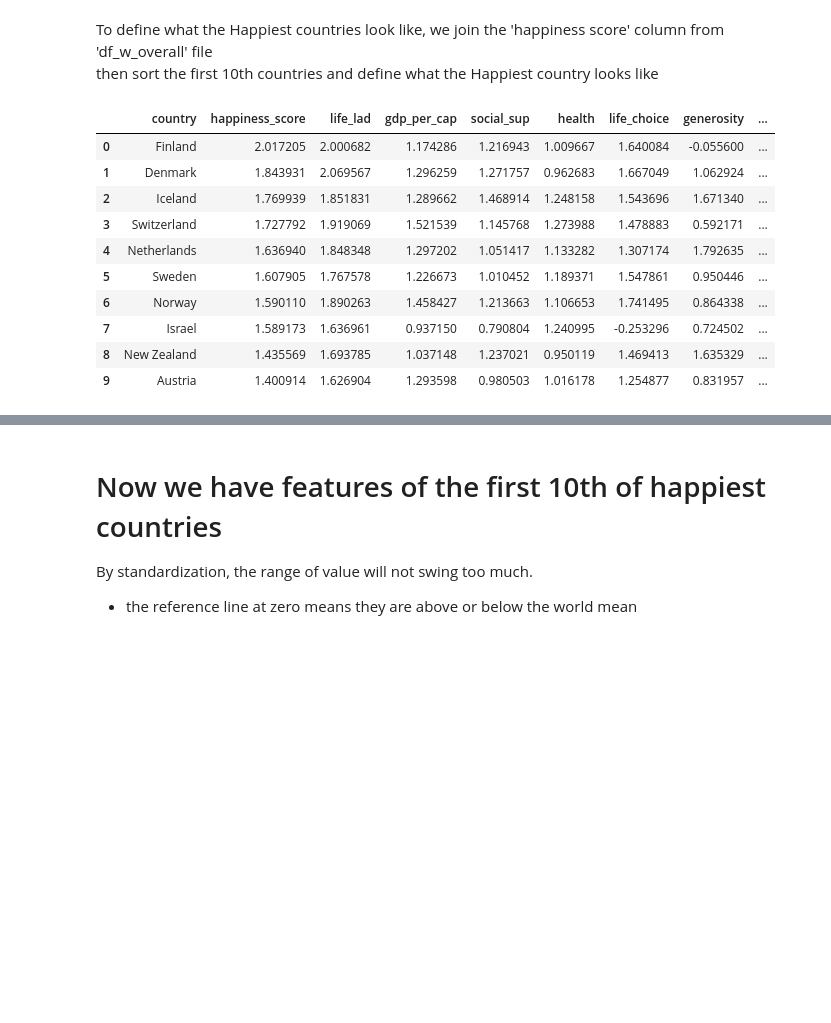
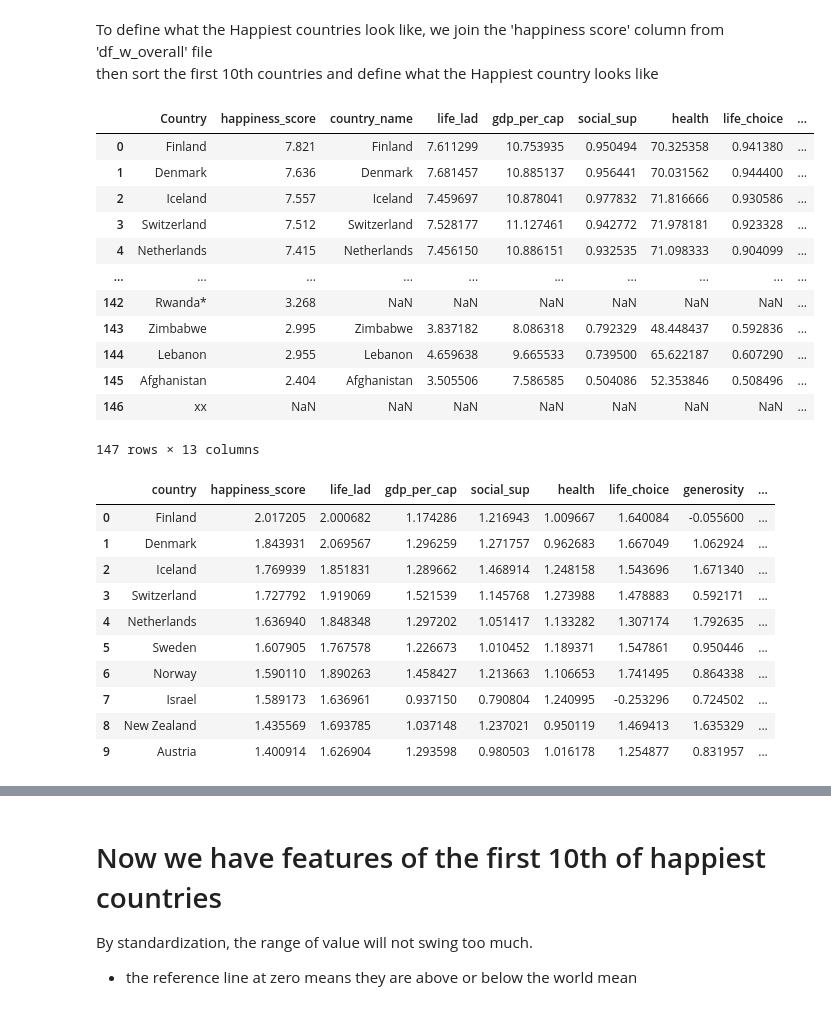
Before and after one commit to HikariJadeEmpire/TH_WLRD_Happiness_Project, a Jupyter notebook: WH_CodeSpace.ipynb, the cells around one changed output, grey strips where cells are left out. Cells and saved outputs as stored; diff of their text form; code cells hidden in the pictures; blank space fills up the shorter version.

```diff
--- a/WH_CodeSpace.ipynb
+++ b/WH_CodeSpace.ipynb
@@ -214,44 +214,57 @@ then sort the first 10th countries and define what the Happiest country looks li
 # %%
 df_w_overall.rename(columns={'Happiness score':'happiness_score'},inplace=True)
 wh = pd.merge(df_w_overall[['Country','happiness_score']],winner_df,left_on='Country',right_on='country_name',how='left')
-
+display(wh)
 st_wh = wh.loc[wh['country_name'].notna(),:].rename(columns={'Country':'country'}).drop(columns=['country_name']).reset_index(drop=True)
 
 # Standardization
 
 st_wh.iloc[:,1:] = st_wh.iloc[:,1:].apply(lambda x: (x-x.mean())/x.std() )
 define = st_wh.iloc[:10]
 display(define)
 
 # Plot
 
 plt.style.use('default')
 
 plt.figure(figsize=(15,16), dpi=150)
 
 for i,j in enumerate(define) :
     if i >1 :
         plt.subplot(4, 3, i-1)
         plt.plot(define['country'], define[j],color='#2E86C1', marker='o', markersize = 9,
         linewidth=3, linestyle='solid', alpha=1 ,label="Top 10" )
         plt.title(f"{j}");plt.xticks([0,5,9])
         plt.ylabel("value")
         plt.legend(loc="lower right",borderaxespad=1 )
         plt.yticks([-3,-2,-1,0,1,2,3])
         plt.axhline(y=0, color='#5D6D7E', linestyle='--')
         plt.subplots_adjust( wspace=None, hspace=None )
 # %% [output]
-|  | country | happiness_score | life_lad | gdp_per_cap | social_sup | health | life_choice | generosity | ... |
-| 0 | Finland | 2.017205 | 2.000682 | 1.174286 | 1.216943 | 1.009667 | 1.640084 | -0.055600 | ... |
-| 1 | Denmark | 1.843931 | 2.069567 | 1.296259 | 1.271757 | 0.962683 | 1.667049 | 1.062924 | ... |
-| 2 | Iceland | 1.769939 | 1.851831 | 1.289662 | 1.468914 | 1.248158 | 1.543696 | 1.671340 | ... |
-| 3 | Switzerland | 1.727792 | 1.919069 | 1.521539 | 1.145768 | 1.273988 | 1.478883 | 0.592171 | ... |
-| 4 | Netherlands | 1.636940 | 1.848348 | 1.297202 | 1.051417 | 1.133282 | 1.307174 | 1.792635 | ... |
-| 5 | Sweden | 1.607905 | 1.767578 | 1.226673 | 1.010452 | 1.189371 | 1.547861 | 0.950446 | ... |
-| 6 | Norway | 1.590110 | 1.890263 | 1.458427 | 1.213663 | 1.106653 | 1.741495 | 0.864338 | ... |
-| 7 | Israel | 1.589173 | 1.636961 | 0.937150 | 0.790804 | 1.240995 | -0.253296 | 0.724502 | ... |
-| 8 | New Zealand | 1.435569 | 1.693785 | 1.037148 | 1.237021 | 0.950119 | 1.469413 | 1.635329 | ... |
-| 9 | Austria | 1.400914 | 1.626904 | 1.293598 | 0.980503 | 1.016178 | 1.254877 | 0.831957 | ... |
+|  | Country | happiness_score | country_name | life_lad | gdp_per_cap | social_sup | health | life_choice | ... |
+| 0 | Finland | 7.821 | Finland | 7.611299 | 10.753935 | 0.950494 | 70.325358 | 0.941380 | ... |
+| 1 | Denmark | 7.636 | Denmark | 7.681457 | 10.885137 | 0.956441 | 70.031562 | 0.944400 | ... |
+| 2 | Iceland | 7.557 | Iceland | 7.459697 | 10.878041 | 0.977832 | 71.816666 | 0.930586 | ... |
+| 3 | Switzerland | 7.512 | Switzerland | 7.528177 | 11.127461 | 0.942772 | 71.978181 | 0.923328 | ... |
+| 4 | Netherlands | 7.415 | Netherlands | 7.456150 | 10.886151 | 0.932535 | 71.098333 | 0.904099 | ... |
+| ... | ... | ... | ... | ... | ... | ... | ... | ... | ... |
+| 142 | Rwanda* | 3.268 | NaN | NaN | NaN | NaN | NaN | NaN | ... |
+| 143 | Zimbabwe | 2.995 | Zimbabwe | 3.837182 | 8.086318 | 0.792329 | 48.448437 | 0.592836 | ... |
+| 144 | Lebanon | 2.955 | Lebanon | 4.659638 | 9.665533 | 0.739500 | 65.622187 | 0.607290 | ... |
+| 145 | Afghanistan | 2.404 | Afghanistan | 3.505506 | 7.586585 | 0.504086 | 52.353846 | 0.508496 | ... |
+| 146 | xx | NaN | NaN | NaN | NaN | NaN | NaN | NaN | ... |
+147 rows × 13 columns
+|  | country | happiness_score | life_lad | gdp_per_cap | social_sup | health | life_choice | generosity | ... |
+| 0 | Finland | 2.017205 | 2.000682 | 1.174286 | 1.216943 | 1.009667 | 1.640084 | -0.055600 | ... |
+| 1 | Denmark | 1.843931 | 2.069567 | 1.296259 | 1.271757 | 0.962683 | 1.667049 | 1.062924 | ... |
+| 2 | Iceland | 1.769939 | 1.851831 | 1.289662 | 1.468914 | 1.248158 | 1.543696 | 1.671340 | ... |
+| 3 | Switzerland | 1.727792 | 1.919069 | 1.521539 | 1.145768 | 1.273988 | 1.478883 | 0.592171 | ... |
+| 4 | Netherlands | 1.636940 | 1.848348 | 1.297202 | 1.051417 | 1.133282 | 1.307174 | 1.792635 | ... |
+| 5 | Sweden | 1.607905 | 1.767578 | 1.226673 | 1.010452 | 1.189371 | 1.547861 | 0.950446 | ... |
+| 6 | Norway | 1.590110 | 1.890263 | 1.458427 | 1.213663 | 1.106653 | 1.741495 | 0.864338 | ... |
+| 7 | Israel | 1.589173 | 1.636961 | 0.937150 | 0.790804 | 1.240995 | -0.253296 | 0.724502 | ... |
+| 8 | New Zealand | 1.435569 | 1.693785 | 1.037148 | 1.237021 | 0.950119 | 1.469413 | 1.635329 | ... |
+| 9 | Austria | 1.400914 | 1.626904 | 1.293598 | 0.980503 | 1.016178 | 1.254877 | 0.831957 | ... |
 [figure]
 # %% [markdown]
 # Now we have features of the first 10th of happiest countries
```
Also changed, not shown: parts of 2 cells of this notebook, 1 other file.
